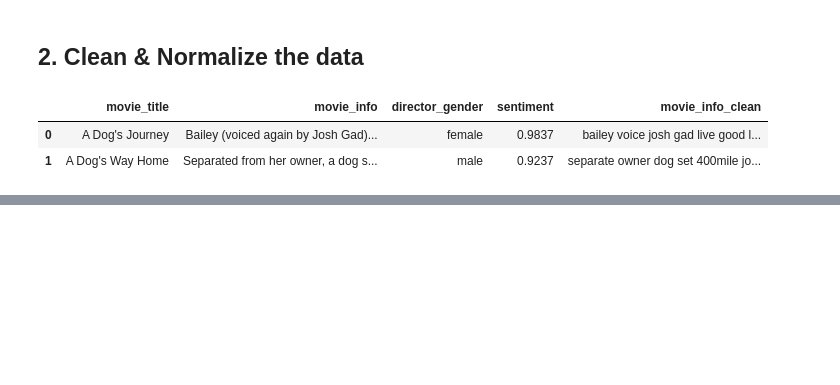
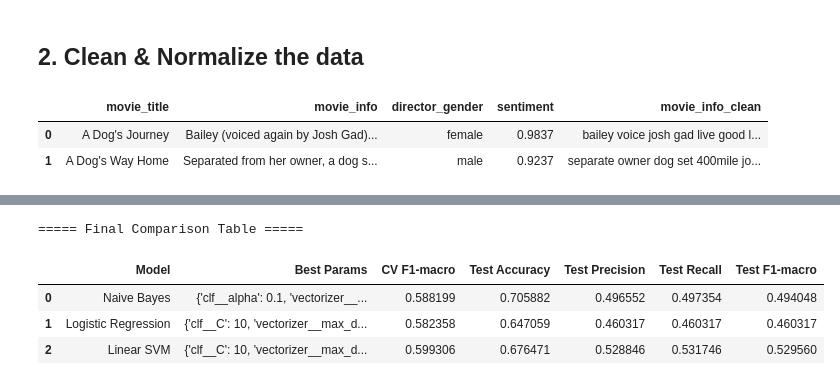
Before and after one commit to saba-ramezani/NLP_Text_Classification, a Jupyter notebook: Text_Classification.ipynb, the cells around one changed output, grey strips where cells are left out. Cells and saved outputs as stored; diff of their text form; code cells hidden in the pictures; blank space fills up the shorter version.

```diff
--- a/Text_Classification.ipynb
+++ b/Text_Classification.ipynb
@@ -135,0 +60,30 @@ Accuracy: 0.7647058823529411
+# %%
+models = {
+    "Naive Bayes": (
+        MultinomialNB(),
+        {
+            'vectorizer__ngram_range': [(1,1), (1,2)],
+            'vectorizer__min_df': [0.01, 0.05, 0.1],
+            'vectorizer__max_df': [0.8, 0.9, 1.0],
+            'clf__alpha': [0.1, 1.0, 5.0, 10.0]
+        }
+    ),
+    "Logistic Regression": (
+        LogisticRegression(max_iter=500, solver='liblinear', class_weight='balanced'),
+        {
+            'vectorizer__ngram_range': [(1,1), (1,2)],
+            'vectorizer__min_df': [0.01, 0.05, 0.1],
+            'vectorizer__max_df': [0.8, 0.9, 1.0],
+            'clf__C': [0.01, 0.1, 1, 10]
+        }
+    ),
+    "Linear SVM": (
+        LinearSVC(class_weight='balanced'),
+        {
+            'vectorizer__ngram_range': [(1,1), (1,2)],
+            'vectorizer__min_df': [0.01, 0.05, 0.1],
+            'vectorizer__max_df': [0.8, 0.9, 1.0],
+            'clf__C': [0.01, 0.1, 1, 10]
+        }
+    )
+}
@@ -135,0 +157,11 @@ Accuracy: 0.7647058823529411
+# %%
+# Convert the best params & best results of models to dataframe
+results_df = pd.DataFrame(results)
+print("\n===== Final Comparison Table =====")
+results_df
+# %% [output]
+===== Final Comparison Table =====
+|  | Model | Best Params | CV F1-macro | Test Accuracy | Test Precision | Test Recall | Test F1-macro |
+| 0 | Naive Bayes | {'clf__alpha': 0.1, 'vectorizer__... | 0.588199 | 0.705882 | 0.496552 | 0.497354 | 0.494048 |
+| 1 | Logistic Regression | {'clf__C': 10, 'vectorizer__max_d... | 0.582358 | 0.647059 | 0.460317 | 0.460317 | 0.460317 |
+| 2 | Linear SVM | {'clf__C': 10, 'vectorizer__max_d... | 0.599306 | 0.676471 | 0.528846 | 0.531746 | 0.529560 |
```
Also changed, not shown: parts of 26 cells of this notebook.
